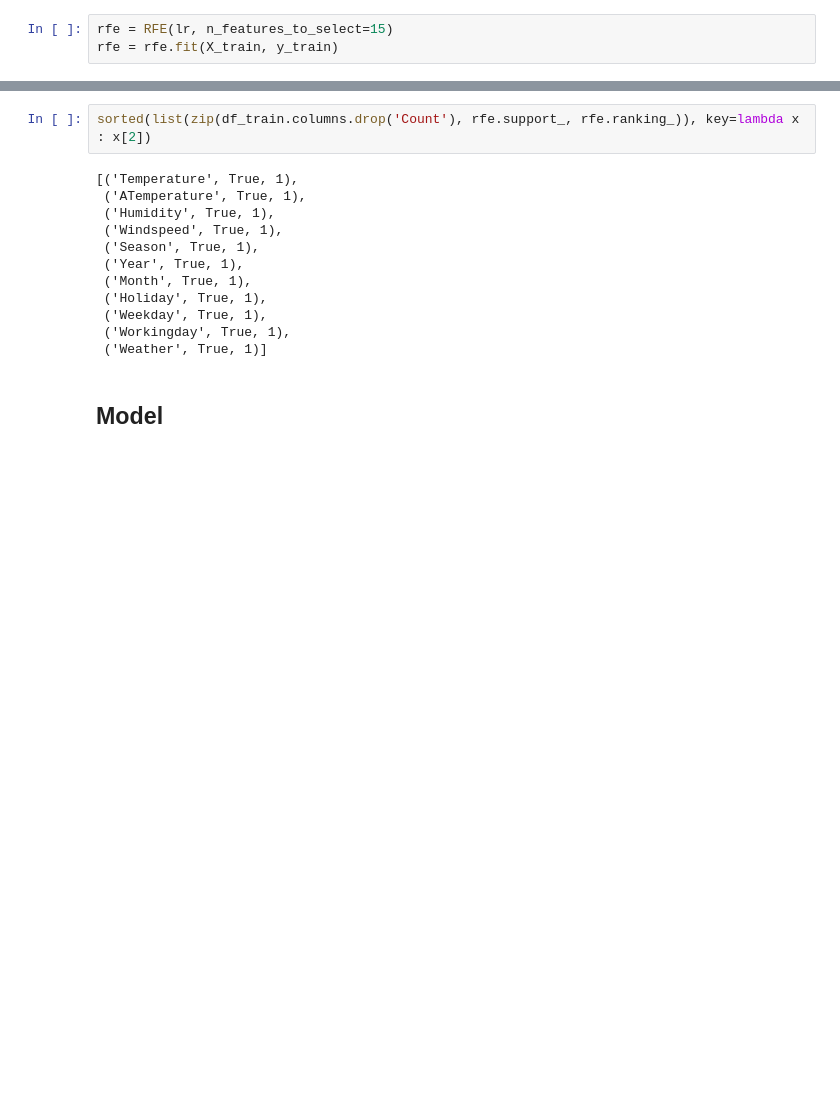
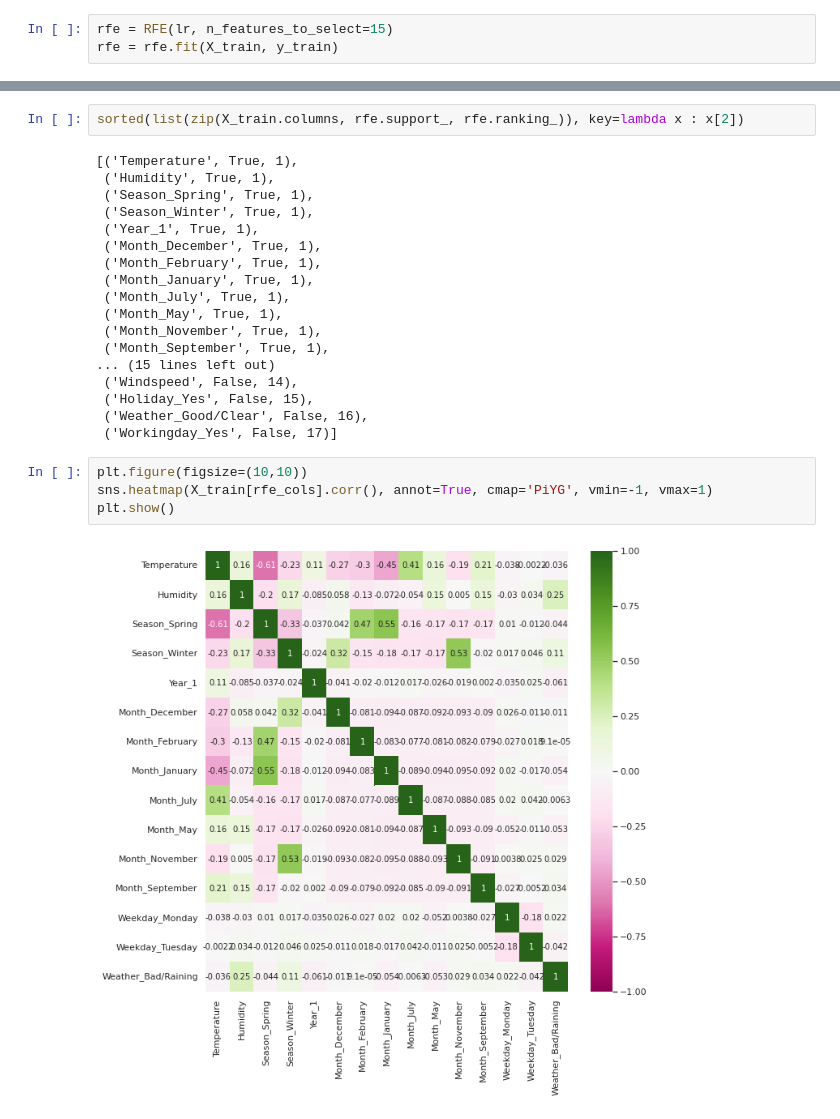
Before and after one commit to akshaysmin/Bike-Sharing-Demand-Prediction, a Jupyter notebook: Bike_Sharing_Demand.ipynb, the cells around one changed output, grey strips where cells are left out. Drawn from its saved outputs; the diff is of its cells as text; blank space fills up the shorter version.

```diff
--- a/Bike_Sharing_Demand.ipynb
+++ b/Bike_Sharing_Demand.ipynb
@@ -473,19 +554,29 @@ Weather
 # %%
-sorted(list(zip(df_train.columns.drop('Count'), rfe.support_, rfe.ranking_)), key=lambda x : x[2])
+sorted(list(zip(X_train.columns, rfe.support_, rfe.ranking_)), key=lambda x : x[2])
 # %% [output]
 [('Temperature', True, 1),
- ('ATemperature', True, 1),
  ('Humidity', True, 1),
- ('Windspeed', True, 1),
- ('Season', True, 1),
- ('Year', True, 1),
- ('Month', True, 1),
- ('Holiday', True, 1),
- ('Weekday', True, 1),
- ('Workingday', True, 1),
- ('Weather', True, 1)]
+ ('Season_Spring', True, 1),
+ ('Season_Winter', True, 1),
+ ('Year_1', True, 1),
+ ('Month_December', True, 1),
+ ('Month_February', True, 1),
+ ('Month_January', True, 1),
+ ('Month_July', True, 1),
+ ('Month_May', True, 1),
+ ('Month_November', True, 1),
+ ('Month_September', True, 1),
+... (15 lines left out)
+ ('Windspeed', False, 14),
+ ('Holiday_Yes', False, 15),
+ ('Weather_Good/Clear', False, 16),
+ ('Workingday_Yes', False, 17)]
-# %% [markdown]
-## Model
+# %%
+plt.figure(figsize=(10,10))
+sns.heatmap(X_train[rfe_cols].corr(), annot=True, cmap='PiYG', vmin=-1, vmax=1)
+plt.show()
+# %% [output]
+[figure, added]
 # %%
 X_train[rfe_cols].head()
 # %% [output]
```
Also changed, not shown: parts of 57 cells of this notebook.
